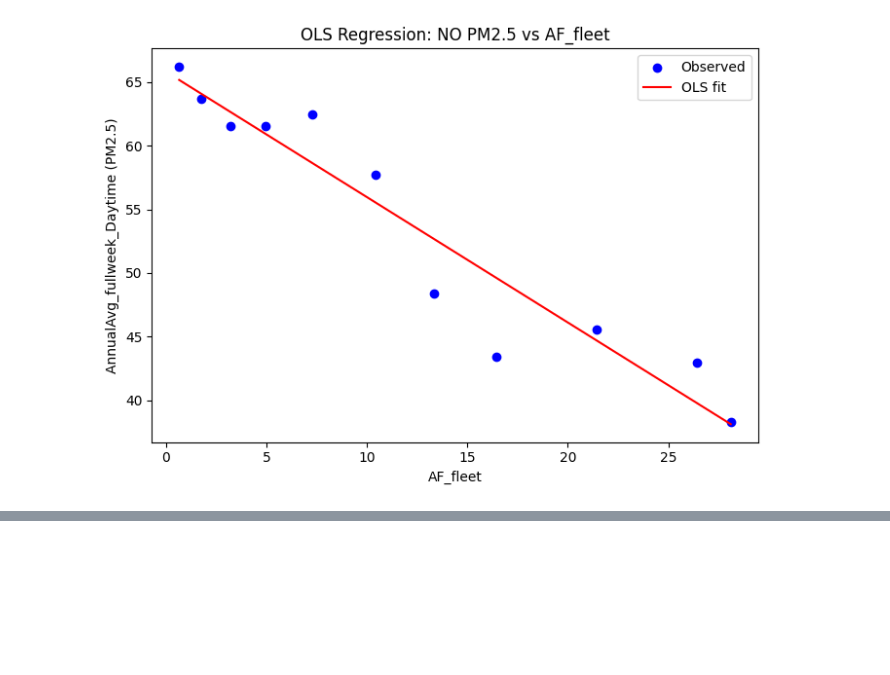
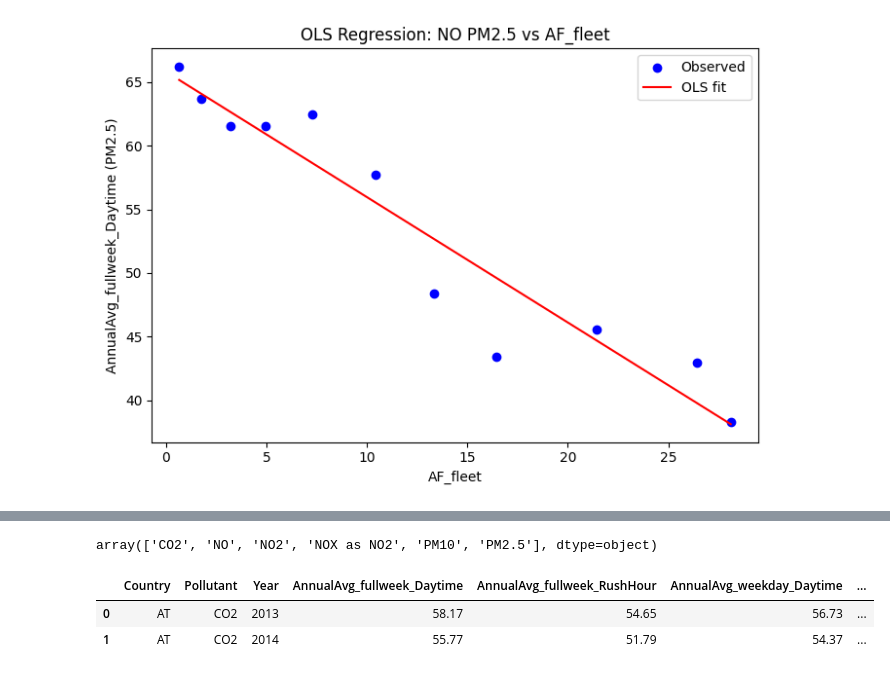
Before and after one commit to JskifterJ/DSML, a Jupyter notebook: src/analysis.ipynb, the cells around one changed output, grey strips where cells are left out. Saved outputs shown, nothing was run; the diff lists cells and outputs as text; code cells hidden in the pictures; blank space fills up the shorter version.

```diff
--- a/src/analysis.ipynb
+++ b/src/analysis.ipynb
@@ -576,0 +342,4 @@ else:
+# %%
+data['Pollutant'].unique()
+# %% [output]
+array(['CO2', 'NO', 'NO2', 'NOX as NO2', 'PM10', 'PM2.5'], dtype=object)
@@ -576,0 +352,6 @@ else:
+# %%
+data.head(2)
+# %% [output]
+|  | Country | Pollutant | Year | AnnualAvg_fullweek_Daytime | AnnualAvg_fullweek_RushHour | AnnualAvg_weekday_Daytime | ... |
+| 0 | AT | CO2 | 2013 | 58.17 | 54.65 | 56.73 | ... |
+| 1 | AT | CO2 | 2014 | 55.77 | 51.79 | 54.37 | ... |
```
Also changed, not shown: parts of 14 cells of this notebook, 53 other files.
